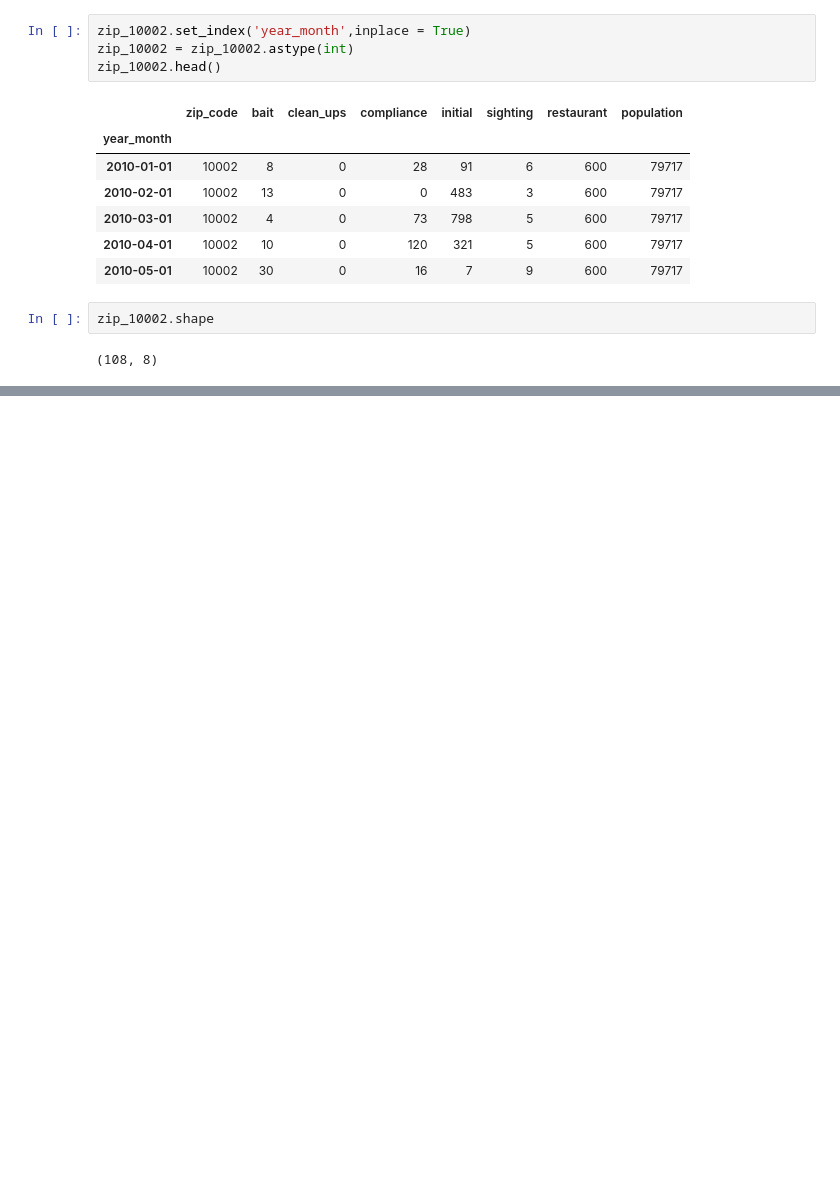
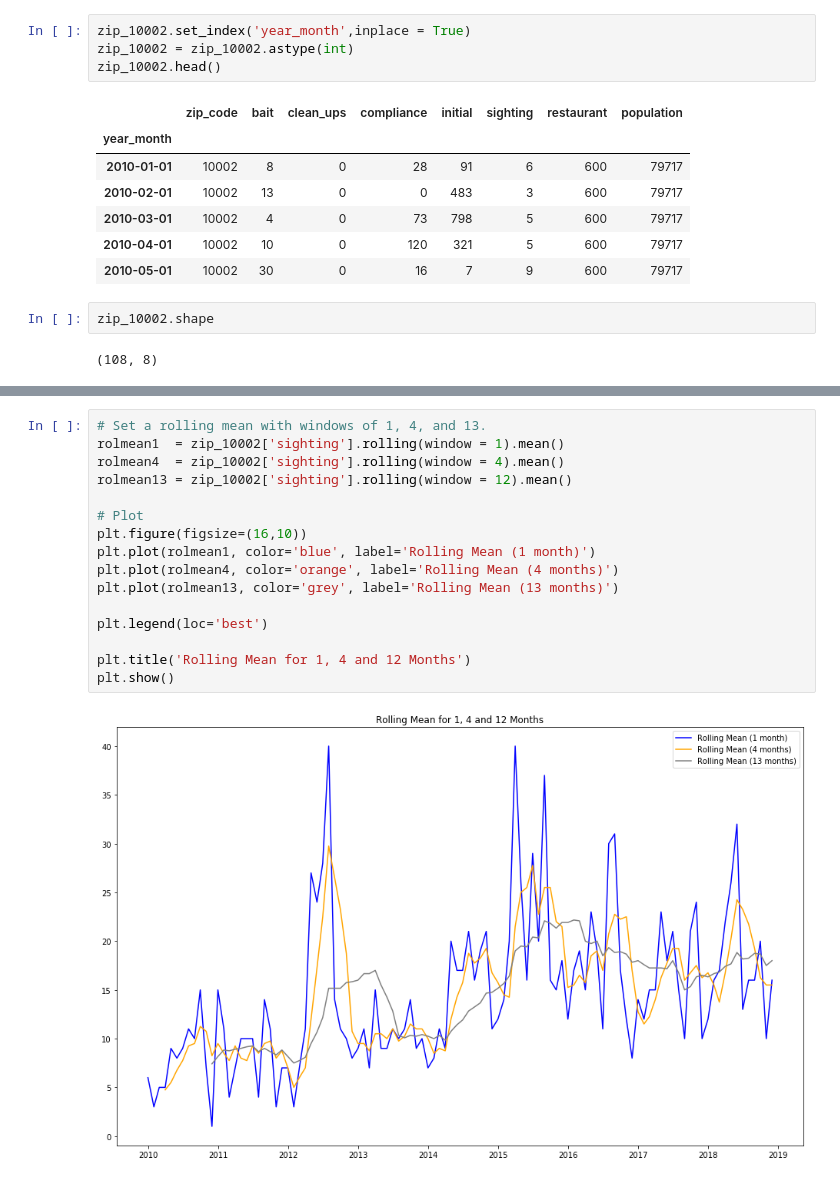
Before and after one commit to zhanzhanyu/Manhattan-Rats-Sightings-SARIMAX-Model, a Jupyter notebook: codes/03_modeling.ipynb, the cells around one changed output, grey strips where cells are left out. Cells and saved outputs as stored; diff of their text form; blank space fills up the shorter version.

```diff
--- a/codes/03_modeling.ipynb
+++ b/codes/03_modeling.ipynb
@@ -87,0 +101,18 @@ plot_series(zip_10002,
+# %%
+# Set a rolling mean with windows of 1, 4, and 13.
+rolmean1  = zip_10002['sighting'].rolling(window = 1).mean()
+rolmean4  = zip_10002['sighting'].rolling(window = 4).mean()
+rolmean13 = zip_10002['sighting'].rolling(window = 12).mean()
+
+# Plot
+plt.figure(figsize=(16,10))
+plt.plot(rolmean1, color='blue', label='Rolling Mean (1 month)')
+plt.plot(rolmean4, color='orange', label='Rolling Mean (4 months)')
+plt.plot(rolmean13, color='grey', label='Rolling Mean (13 months)')
+
+plt.legend(loc='best')
+
+plt.title('Rolling Mean for 1, 4 and 12 Months')
+plt.show()
+# %% [output]
+[figure, added]
```
Also changed, not shown: parts of 24 cells of this notebook, 4 other files.
